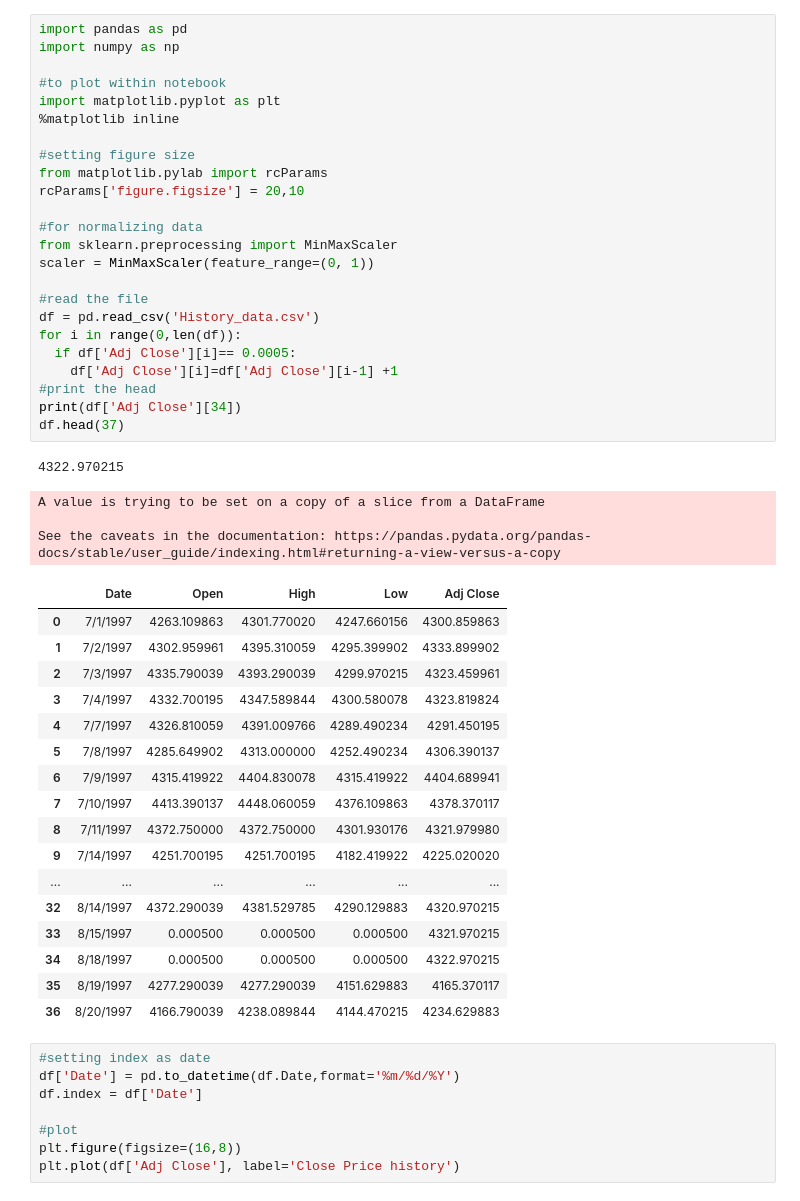
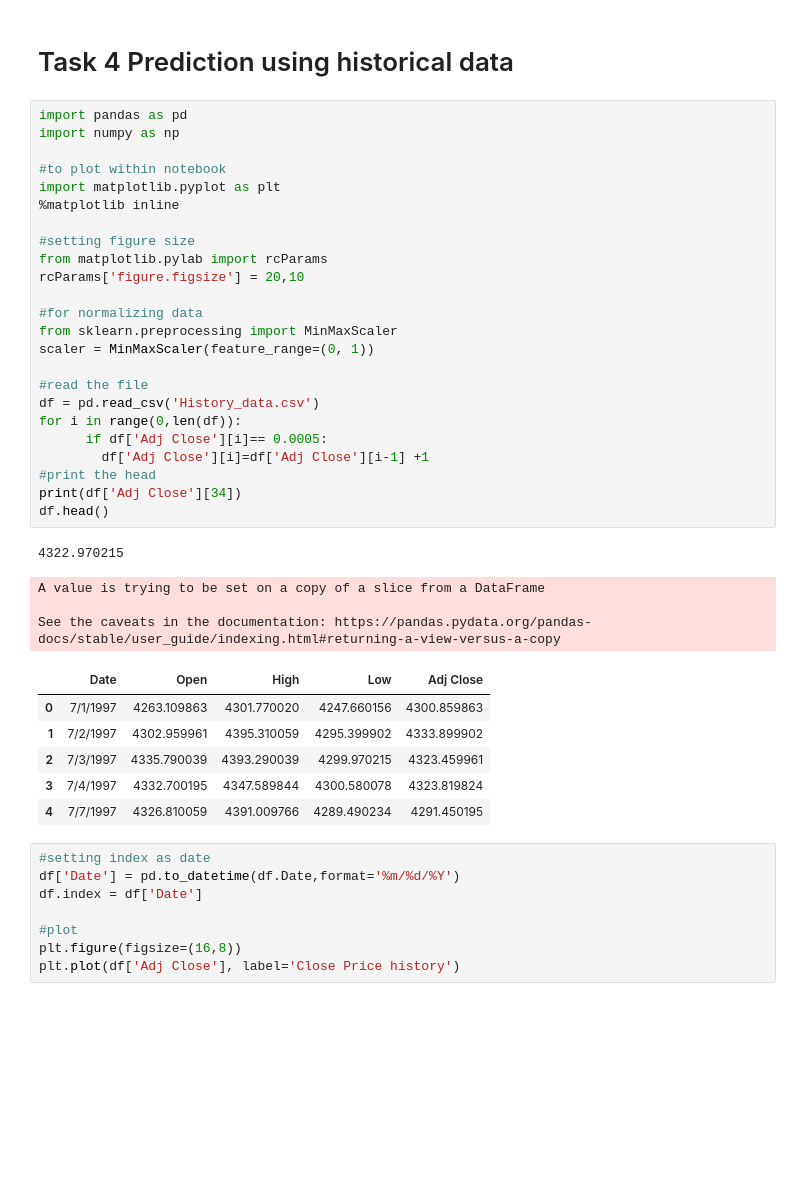
Before and after one commit to invisibleflame/TSF-intern, a Jupyter notebook: Task 4/Prediction_using_history_data.ipynb, the cells around one changed output. Saved outputs shown, nothing was run; the diff lists cells and outputs as text; blank space fills up the shorter version.

```diff
--- a/Task 4/Prediction_using_history_data.ipynb
+++ b/Task 4/Prediction_using_history_data.ipynb
@@ -1,49 +1,40 @@
+# %% [markdown]
+# Task 4  Prediction using historical data
 # %%
 import pandas as pd
 import numpy as np
 
 #to plot within notebook
 import matplotlib.pyplot as plt
 %matplotlib inline
 
 #setting figure size
 from matplotlib.pylab import rcParams
 rcParams['figure.figsize'] = 20,10
 
 #for normalizing data
 from sklearn.preprocessing import MinMaxScaler
 scaler = MinMaxScaler(feature_range=(0, 1))
 
 #read the file
 df = pd.read_csv('History_data.csv')
 for i in range(0,len(df)):
-  if df['Adj Close'][i]== 0.0005:
-    df['Adj Close'][i]=df['Adj Close'][i-1] +1
+      if df['Adj Close'][i]== 0.0005:
+        df['Adj Close'][i]=df['Adj Close'][i-1] +1
 #print the head
 print(df['Adj Close'][34])
-df.head(37)
+df.head()
 # %% [output]
 4322.970215
 A value is trying to be set on a copy of a slice from a DataFrame
 
 See the caveats in the documentation: https://pandas.pydata.org/pandas-docs/stable/user_guide/indexing.html#returning-a-view-versus-a-copy
 |  | Date | Open | High | Low | Adj Close |
 | 0 | 7/1/1997 | 4263.109863 | 4301.770020 | 4247.660156 | 4300.859863 |
 | 1 | 7/2/1997 | 4302.959961 | 4395.310059 | 4295.399902 | 4333.899902 |
 | 2 | 7/3/1997 | 4335.790039 | 4393.290039 | 4299.970215 | 4323.459961 |
 | 3 | 7/4/1997 | 4332.700195 | 4347.589844 | 4300.580078 | 4323.819824 |
 | 4 | 7/7/1997 | 4326.810059 | 4391.009766 | 4289.490234 | 4291.450195 |
-| 5 | 7/8/1997 | 4285.649902 | 4313.000000 | 4252.490234 | 4306.390137 |
-| 6 | 7/9/1997 | 4315.419922 | 4404.830078 | 4315.419922 | 4404.689941 |
-| 7 | 7/10/1997 | 4413.390137 | 4448.060059 | 4376.109863 | 4378.370117 |
-| 8 | 7/11/1997 | 4372.750000 | 4372.750000 | 4301.930176 | 4321.979980 |
-| 9 | 7/14/1997 | 4251.700195 | 4251.700195 | 4182.419922 | 4225.020020 |
-| ... | ... | ... | ... | ... | ... |
-| 32 | 8/14/1997 | 4372.290039 | 4381.529785 | 4290.129883 | 4320.970215 |
-| 33 | 8/15/1997 | 0.000500 | 0.000500 | 0.000500 | 4321.970215 |
-| 34 | 8/18/1997 | 0.000500 | 0.000500 | 0.000500 | 4322.970215 |
-| 35 | 8/19/1997 | 4277.290039 | 4277.290039 | 4151.629883 | 4165.370117 |
-| 36 | 8/20/1997 | 4166.790039 | 4238.089844 | 4144.470215 | 4234.629883 |
 # %%
 #setting index as date
 df['Date'] = pd.to_datetime(df.Date,format='%m/%d/%Y')
```
Also changed, not shown: parts of 5 cells of this notebook.
